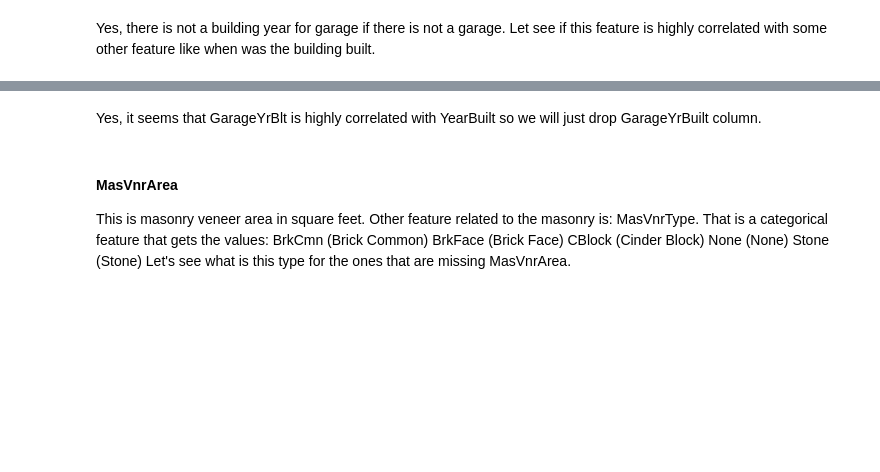
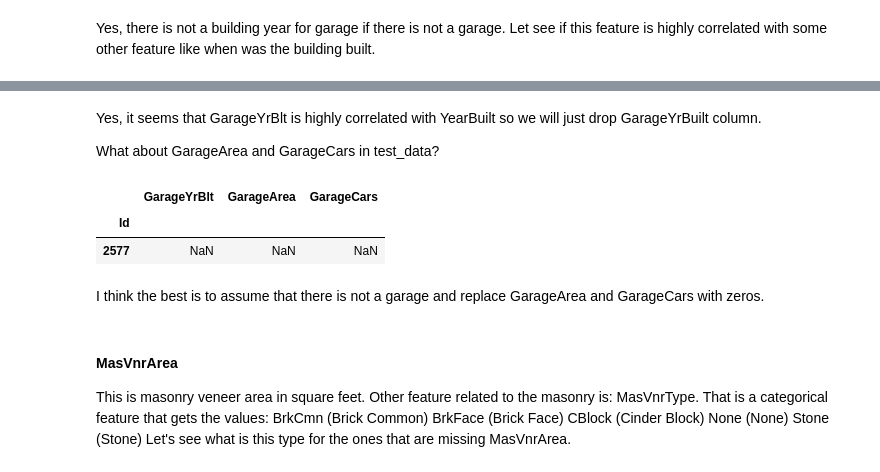
Before and after one commit to sarogov/Kaggle-competitions, a Jupyter notebook: HousePrices/house-prices-how-to-predict-them-well.ipynb, the cells around one changed output, grey strips where cells are left out. Saved outputs shown, nothing was run; the diff lists cells and outputs as text; code cells hidden in the pictures; blank space fills up the shorter version.

```diff
--- a/HousePrices/house-prices-how-to-predict-them-well.ipynb
+++ b/HousePrices/house-prices-how-to-predict-them-well.ipynb
@@ -178,5 +185,16 @@ numeric_corr['GarageYrBlt'].sort_values(ascending=False).head()
 # %% [markdown]
 Yes, it seems that GarageYrBlt is highly correlated with YearBuilt so we will just drop GarageYrBuilt column.
+
+What about GarageArea and GarageCars in test_data?
+# %%
+no_garage_area=full_test_data[full_test_data['GarageArea'].isna()]
+no_garage_area[['GarageYrBlt', 'GarageArea', 'GarageCars']]
+# %% [output]
+|  | GarageYrBlt | GarageArea | GarageCars |
+| Id |  |  |  |
+| 2577 | NaN | NaN | NaN |
+# %% [markdown]
+I think the best is to assume that there is not a garage and replace GarageArea and GarageCars with zeros.
 # %% [markdown]
 #### MasVnrArea
 This is masonry veneer area in square feet. Other feature related to the masonry is: MasVnrType. That is a categorical feature that gets the values:
```
Also changed, not shown: parts of 27 cells of this notebook.
